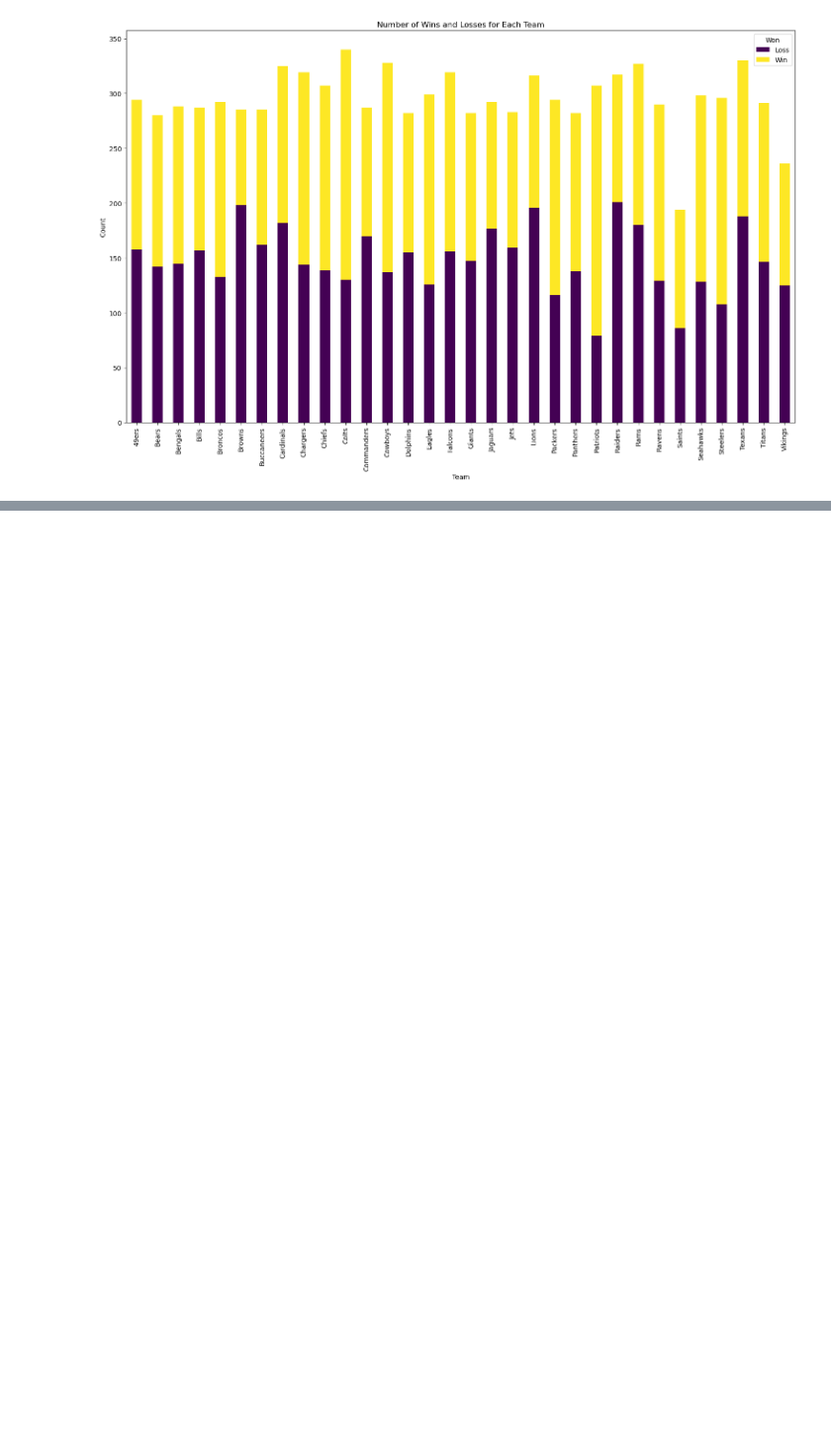
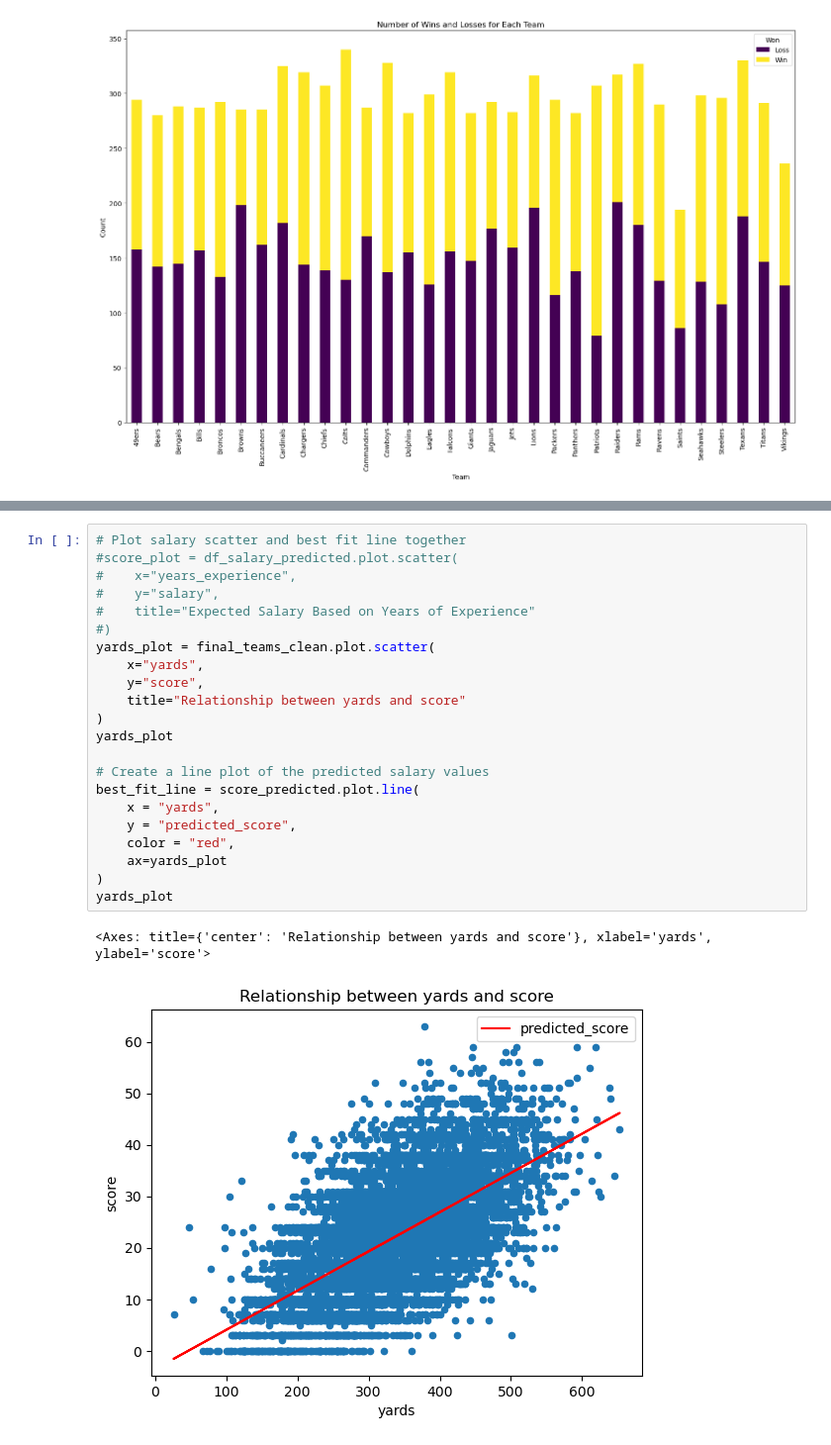
Before and after one commit to atulbachhav22/AIBootcamp-Project2, a Jupyter notebook: NFL-predication.ipynb, the cells around one changed output, grey strips where cells are left out. Shown at 99% size. Drawn from its saved outputs; the diff is of its cells as text; blank space fills up the shorter version.

```diff
--- a/NFL-predication.ipynb
+++ b/NFL-predication.ipynb
@@ -378,0 +464,25 @@ plt.show()
+# %%
+# Plot salary scatter and best fit line together
+#score_plot = df_salary_predicted.plot.scatter(
+#    x="years_experience",
+#    y="salary",
+#    title="Expected Salary Based on Years of Experience"
+#)
+yards_plot = final_teams_clean.plot.scatter(
+    x="yards",
+    y="score",
+    title="Relationship between yards and score"
+)
+yards_plot
+
+# Create a line plot of the predicted salary values
+best_fit_line = score_predicted.plot.line(
+    x = "yards",
+    y = "predicted_score",
+    color = "red",
+    ax=yards_plot
+)
+yards_plot
+# %% [output]
+<Axes: title={'center': 'Relationship between yards and score'}, xlabel='yards', ylabel='score'>
+[figure, added]
```
Also changed, not shown: parts of 12 cells of this notebook.
